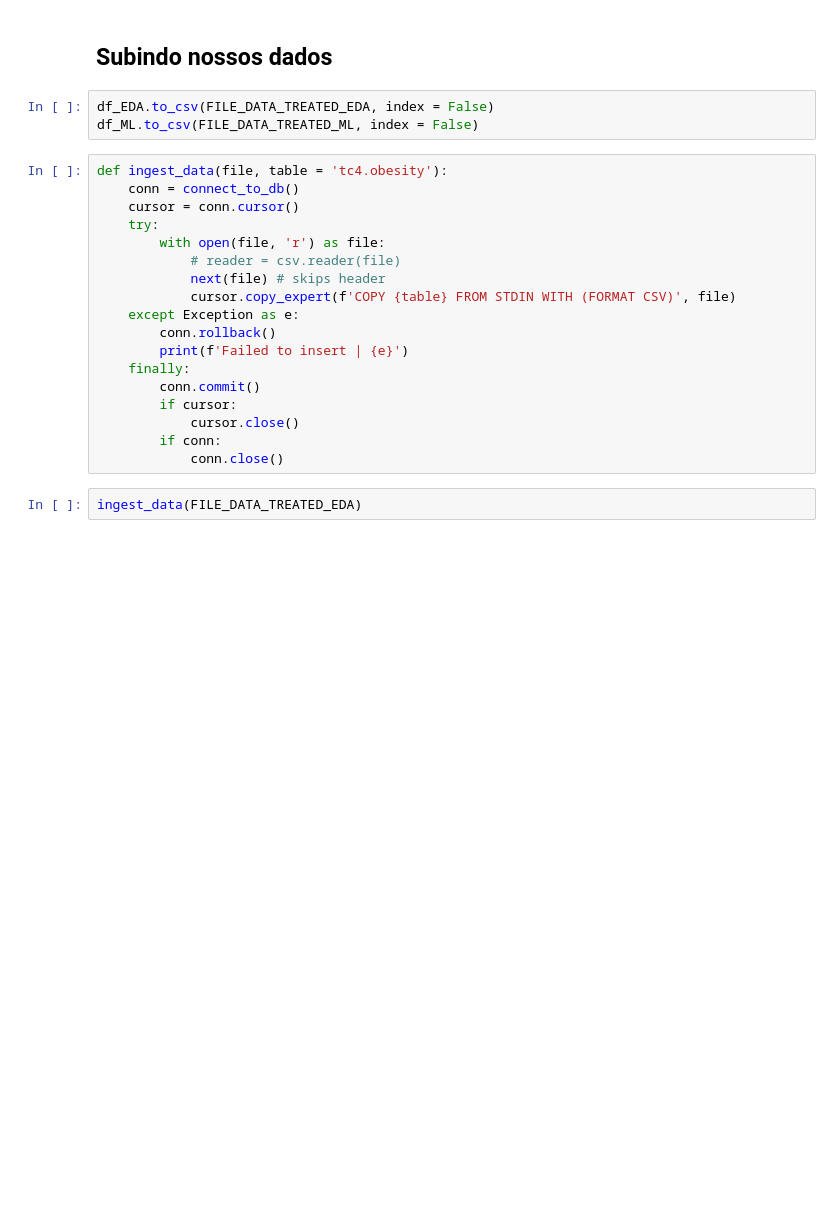
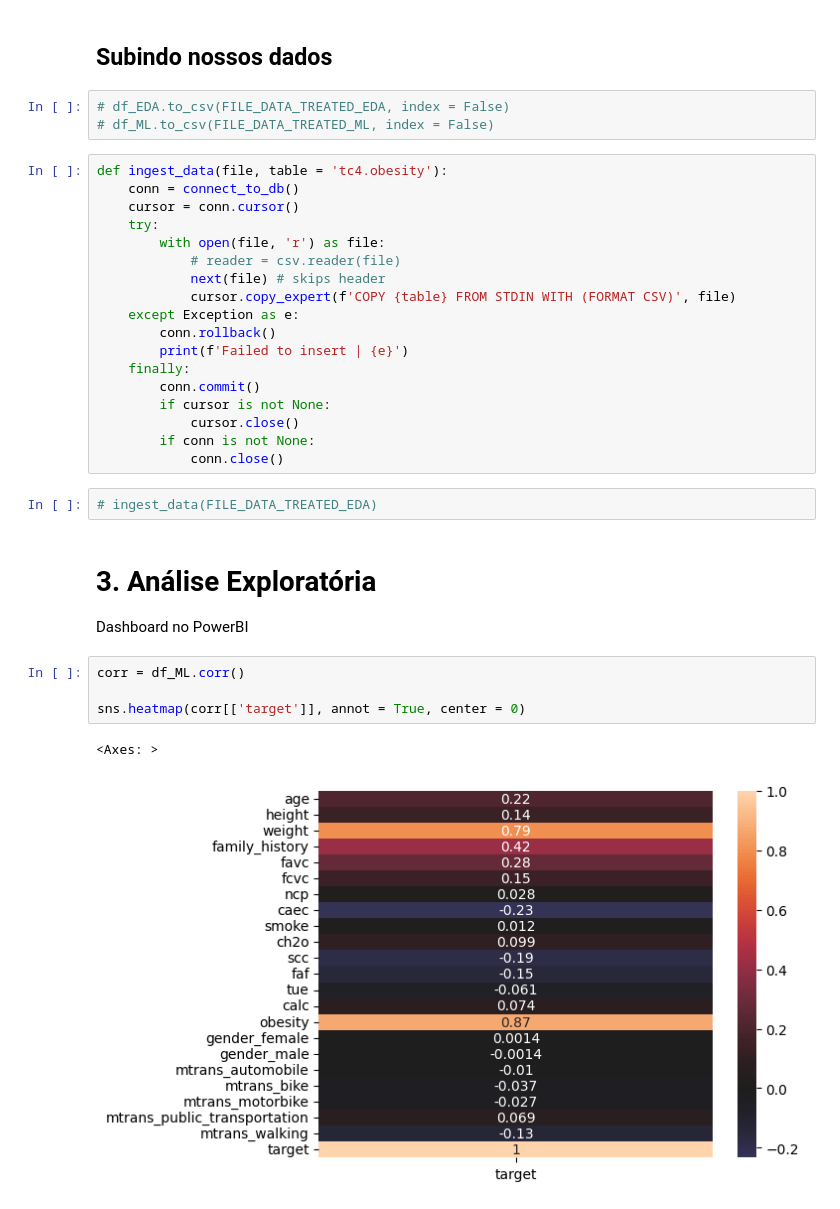
Before and after one commit to victoria-menezes/fiap-data-analytics-TC4, a Jupyter notebook: notebook.ipynb, the cells around one changed output. Cells and saved outputs as stored; diff of their text form; blank space fills up the shorter version.

```diff
--- a/notebook.ipynb
+++ b/notebook.ipynb
@@ -532,8 +549,8 @@ Table created successfully!
 # %% [markdown]
 ## Subindo nossos dados
 # %%
-df_EDA.to_csv(FILE_DATA_TREATED_EDA, index = False)
-df_ML.to_csv(FILE_DATA_TREATED_ML, index = False)
+# df_EDA.to_csv(FILE_DATA_TREATED_EDA, index = False)
+# df_ML.to_csv(FILE_DATA_TREATED_ML, index = False)
 # %%
 def ingest_data(file, table = 'tc4.obesity'):
     conn = connect_to_db()
@@ -548,9 +565,19 @@ def ingest_data(file, table = 'tc4.obesity'):
         print(f'Failed to insert | {e}')
     finally:
         conn.commit()
-        if cursor:
+        if cursor is not None:
             cursor.close()
-        if conn:
+        if conn is not None:
             conn.close()
 # %%
-ingest_data(FILE_DATA_TREATED_EDA)
+# ingest_data(FILE_DATA_TREATED_EDA)
+# %% [markdown]
+# 3. Análise Exploratória
+Dashboard no PowerBI
+# %%
+corr = df_ML.corr()
+
+sns.heatmap(corr[['target']], annot = True, center = 0)
+# %% [output]
+<Axes: >
+[figure, added]
```
Also changed, not shown: parts of 22 cells of this notebook, 3 other files.
